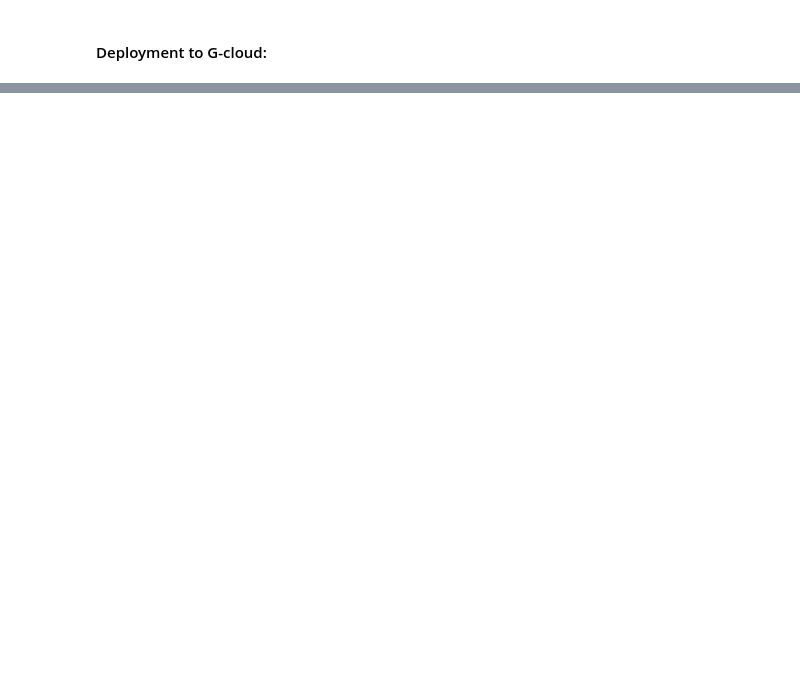
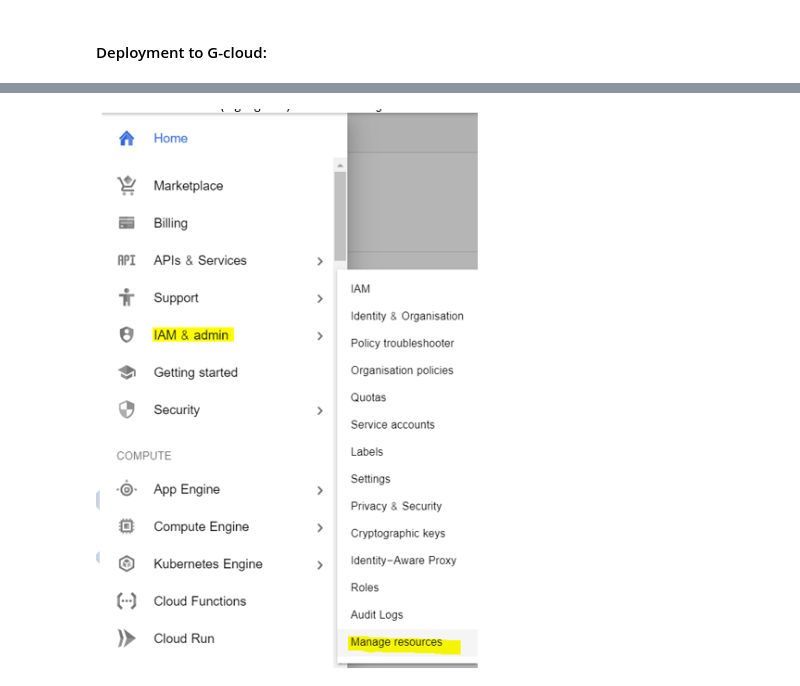
Before and after one commit to plaban1981/INEURON, a Jupyter notebook: Linear_Regression.ipynb, the cells around one changed output, grey strips where cells are left out. Saved outputs shown, nothing was run; the diff lists cells and outputs as text; code cells hidden in the pictures; blank space fills up the shorter version.

```diff
--- a/Linear_Regression.ipynb
+++ b/Linear_Regression.ipynb
@@ -1465,3 +1472,7 @@ It is recommended to use separate environments for different projects.
 * And then it will give you the link for your app,and the deployed app looks like:
 
 <img src="final_snap.PNG" width= "300">
+# %%
+Image(filename="iam.PNG")
+# %% [output]
+[figure, added]
```
Also changed, not shown: parts of 11 cells of this notebook.
